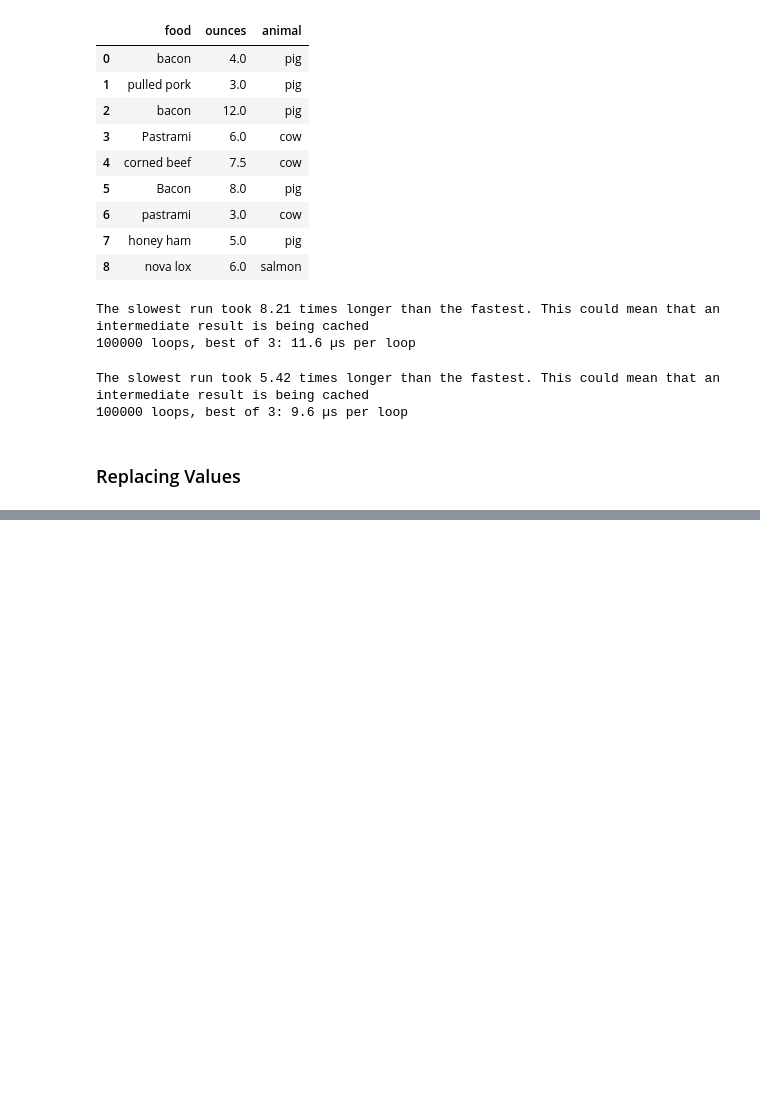
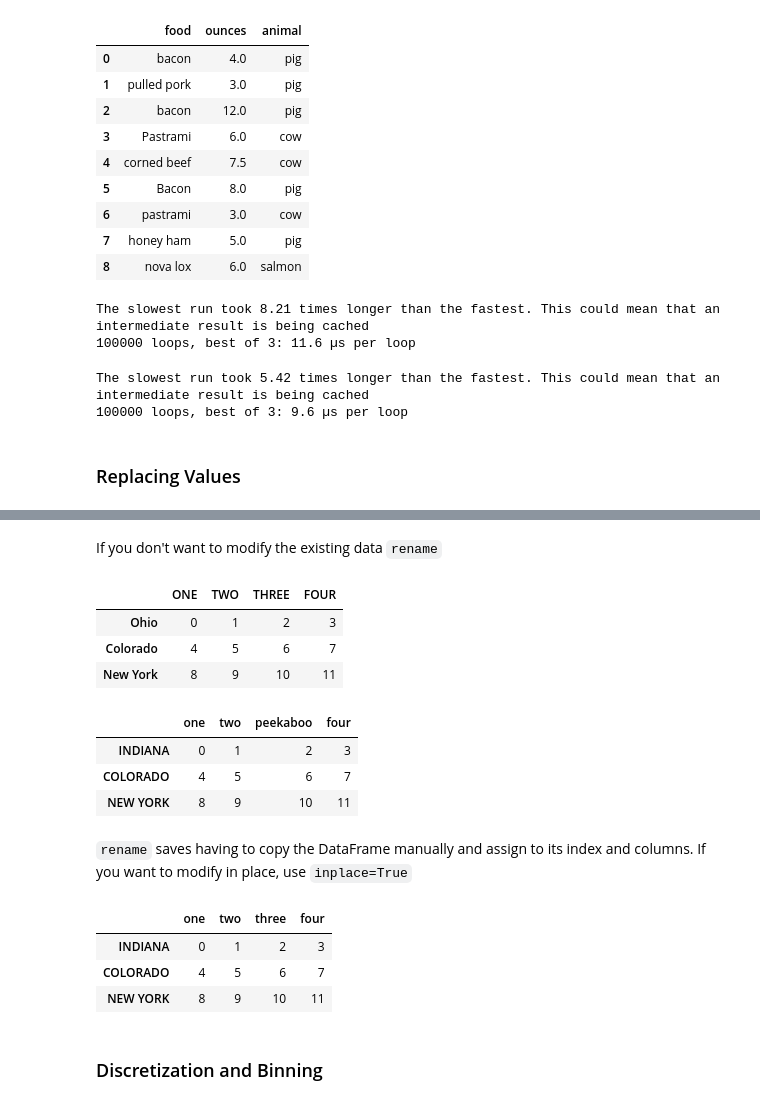
Before and after one commit to rerwin21/python_for_data_analysis, a Jupyter notebook: chap_7.ipynb, the cells around one changed output, grey strips where cells are left out. Drawn from its saved outputs; the diff is of its cells as text; code cells hidden in the pictures; blank space fills up the shorter version.

Commit message:
up to Discretization and Binning

```diff
--- a/chap_7.ipynb
+++ b/chap_7.ipynb
@@ -1258,0 +1329,2 @@ The slowest run took 5.42 times longer than the fastest. This could mean that an
+# %%
+data.index = data.index.map(str.upper) # modify in place
@@ -1258,0 +1338,20 @@ The slowest run took 5.42 times longer than the fastest. This could mean that an
+# %% [markdown]
+If you don't want to modify the existing data `rename`
+# %%
+data.rename(index=str.title, columns=str.upper)
+# %% [output]
+|  | ONE | TWO | THREE | FOUR |
+| Ohio | 0 | 1 | 2 | 3 |
+| Colorado | 4 | 5 | 6 | 7 |
+| New York | 8 | 9 | 10 | 11 |
+# %%
+# can also used with a dict-like structure on subset of axis labels
+data.rename(index={'OHIO': 'INDIANA'},
+            columns={'three': 'peekaboo'})
+# %% [output]
+|  | one | two | peekaboo | four |
+| INDIANA | 0 | 1 | 2 | 3 |
+| COLORADO | 4 | 5 | 6 | 7 |
+| NEW YORK | 8 | 9 | 10 | 11 |
+# %% [markdown]
+`rename` saves having to copy the DataFrame manually and assign to its index and columns. If you want to modify in place, use `inplace=True`
@@ -1258,0 +1361,9 @@ The slowest run took 5.42 times longer than the fastest. This could mean that an
+# %%
+data
+# %% [output]
+|  | one | two | three | four |
+| INDIANA | 0 | 1 | 2 | 3 |
+| COLORADO | 4 | 5 | 6 | 7 |
+| NEW YORK | 8 | 9 | 10 | 11 |
+# %% [markdown]
+### Discretization and Binning
```
Also changed, not shown: parts of 12 cells of this notebook.
